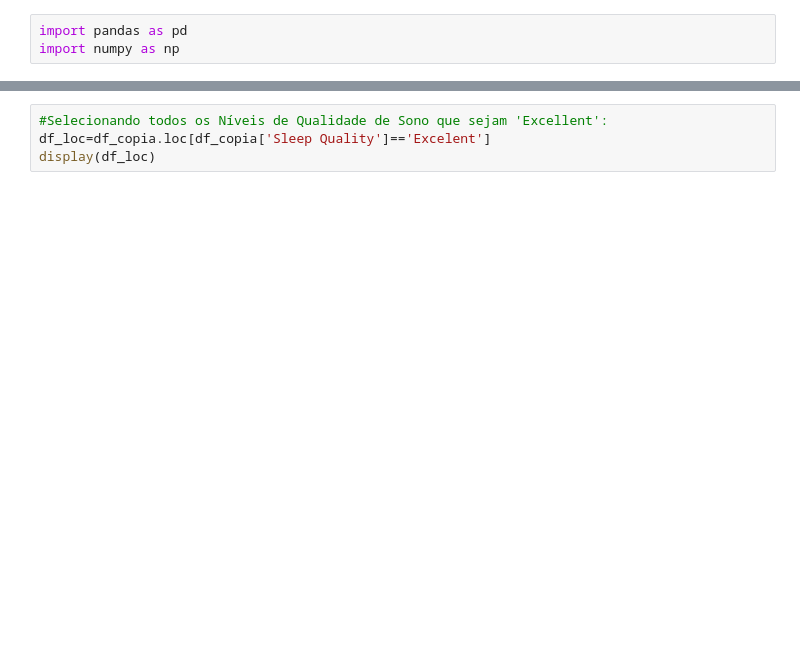
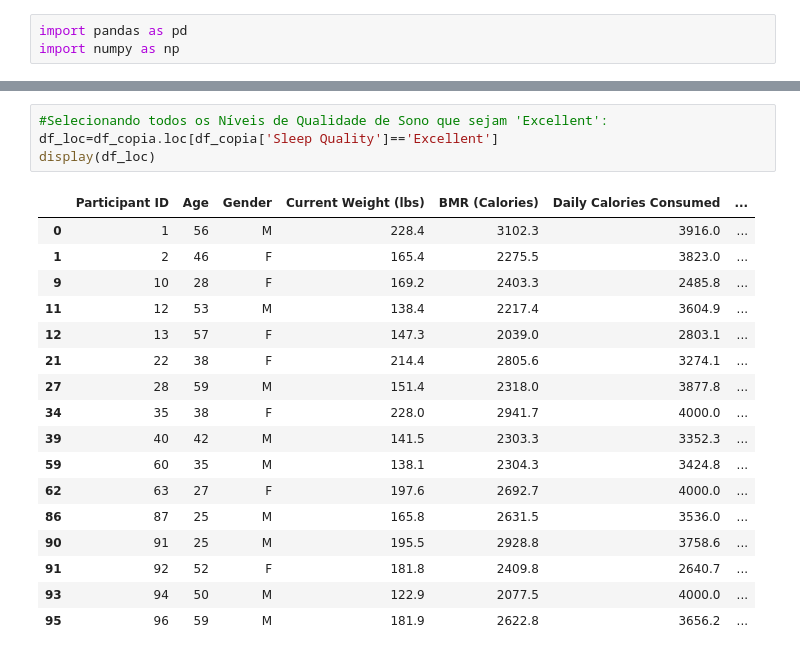
Before and after one commit to neuma060293guima/Triha-Big-Data, a Jupyter notebook: Aula06_29102024.ipynb, the cells around one changed output, grey strips where cells are left out. Cells and saved outputs as stored; diff of their text form; blank space fills up the shorter version.

```diff
--- a/Aula06_29102024.ipynb
+++ b/Aula06_29102024.ipynb
@@ -11,7 +42,25 @@ display(df_copia)
 # %%
 #Selecionando todos os Níveis de Qualidade de Sono que sejam 'Excellent':
-df_loc=df_copia.loc[df_copia['Sleep Quality']=='Excelent']
+df_loc=df_copia.loc[df_copia['Sleep Quality']=='Excellent']
 display(df_loc)
+# %% [output]
+|  | Participant ID | Age | Gender | Current Weight (lbs) | BMR (Calories) | Daily Calories Consumed | ... |
+| 0 | 1 | 56 | M | 228.4 | 3102.3 | 3916.0 | ... |
+| 1 | 2 | 46 | F | 165.4 | 2275.5 | 3823.0 | ... |
+| 9 | 10 | 28 | F | 169.2 | 2403.3 | 2485.8 | ... |
+| 11 | 12 | 53 | M | 138.4 | 2217.4 | 3604.9 | ... |
+| 12 | 13 | 57 | F | 147.3 | 2039.0 | 2803.1 | ... |
+| 21 | 22 | 38 | F | 214.4 | 2805.6 | 3274.1 | ... |
+| 27 | 28 | 59 | M | 151.4 | 2318.0 | 3877.8 | ... |
+| 34 | 35 | 38 | F | 228.0 | 2941.7 | 4000.0 | ... |
+| 39 | 40 | 42 | M | 141.5 | 2303.3 | 3352.3 | ... |
+| 59 | 60 | 35 | M | 138.1 | 2304.3 | 3424.8 | ... |
+| 62 | 63 | 27 | F | 197.6 | 2692.7 | 4000.0 | ... |
+| 86 | 87 | 25 | M | 165.8 | 2631.5 | 3536.0 | ... |
+| 90 | 91 | 25 | M | 195.5 | 2928.8 | 3758.6 | ... |
+| 91 | 92 | 52 | F | 181.8 | 2409.8 | 2640.7 | ... |
+| 93 | 94 | 50 | M | 122.9 | 2077.5 | 4000.0 | ... |
+| 95 | 96 | 59 | M | 181.9 | 2622.8 | 3656.2 | ... |
 # %%
 #Selecionando a informação por índices (linhas e/ou colunas epecíficas):
 df_loc2=df_copia.iloc[:2,:4] #2 linhas e 4 colunas.
```
Also changed, not shown: parts of 6 cells of this notebook, 2 other files.
